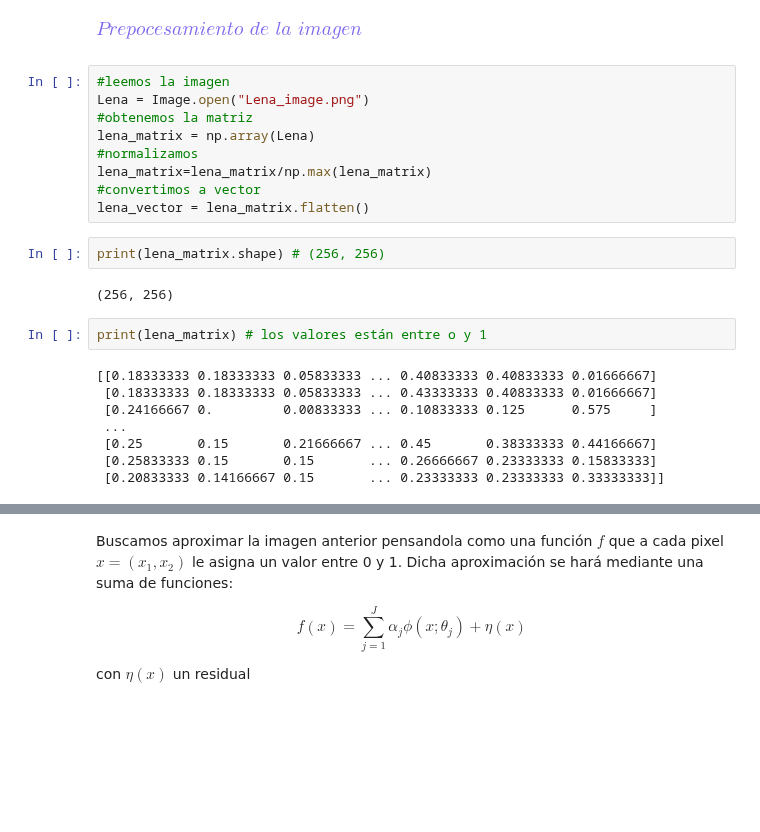
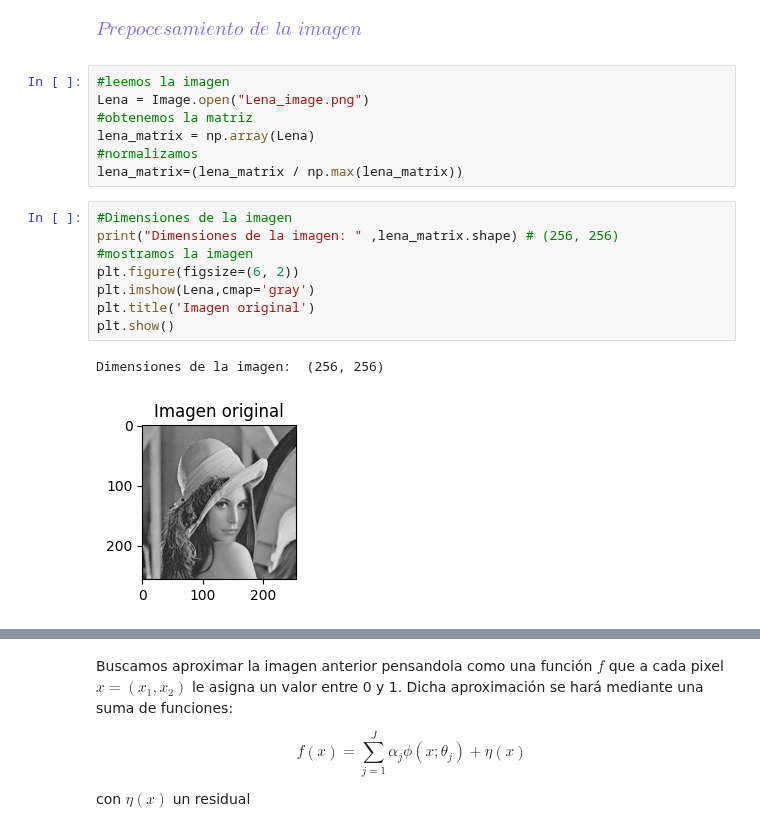
Before and after one commit to LaMaga98/cimat2023-1, a Jupyter notebook: machine/01_Tarea1_machine/ML_Tarea1.ipynb, the cells around one changed output, grey strips where cells are left out. Saved outputs shown, nothing was run; the diff lists cells and outputs as text; blank space fills up the shorter version.

```diff
--- a/machine/01_Tarea1_machine/ML_Tarea1.ipynb
+++ b/machine/01_Tarea1_machine/ML_Tarea1.ipynb
@@ -34,20 +34,15 @@ Lena = Image.open("Lena_image.png")
 #obtenemos la matriz
 lena_matrix = np.array(Lena)
 #normalizamos
-lena_matrix=lena_matrix/np.max(lena_matrix)
-#convertimos a vector
-lena_vector = lena_matrix.flatten()
+lena_matrix=(lena_matrix / np.max(lena_matrix))
-# %%
-print(lena_matrix.shape) # (256, 256)
-# %% [output]
-(256, 256)
-# %%
-print(lena_matrix) # los valores están entre o y 1
-# %% [output]
-[[0.18333333 0.18333333 0.05833333 ... 0.40833333 0.40833333 0.01666667]
- [0.18333333 0.18333333 0.05833333 ... 0.43333333 0.40833333 0.01666667]
- [0.24166667 0.         0.00833333 ... 0.10833333 0.125      0.575     ]
- ...
- [0.25       0.15       0.21666667 ... 0.45       0.38333333 0.44166667]
- [0.25833333 0.15       0.15       ... 0.26666667 0.23333333 0.15833333]
- [0.20833333 0.14166667 0.15       ... 0.23333333 0.23333333 0.33333333]]
+# %%
+#Dimensiones de la imagen
+print("Dimensiones de la imagen: " ,lena_matrix.shape) # (256, 256)
+#mostramos la imagen
+plt.figure(figsize=(6, 2))
+plt.imshow(Lena,cmap='gray')
+plt.title('Imagen original')
+plt.show()
+# %% [output]
+Dimensiones de la imagen:  (256, 256)
+[figure, added]
```
Also changed, not shown: parts of 37 cells of this notebook, 3 other files.
